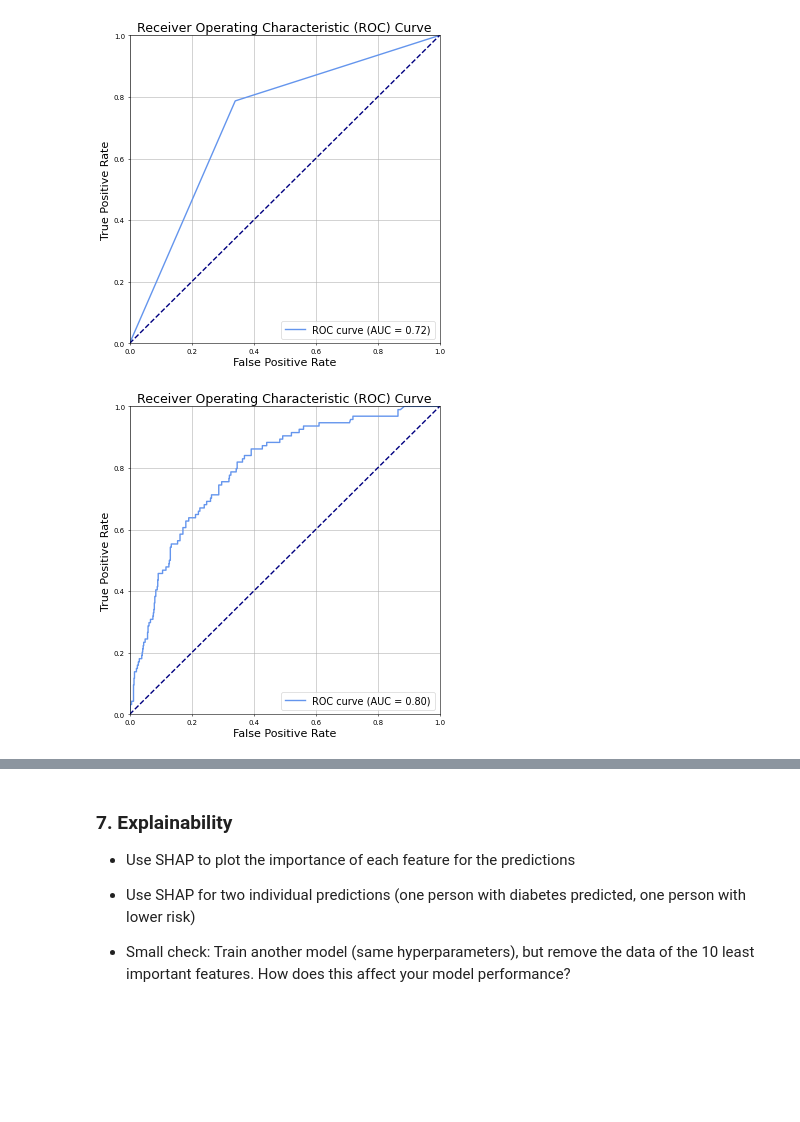
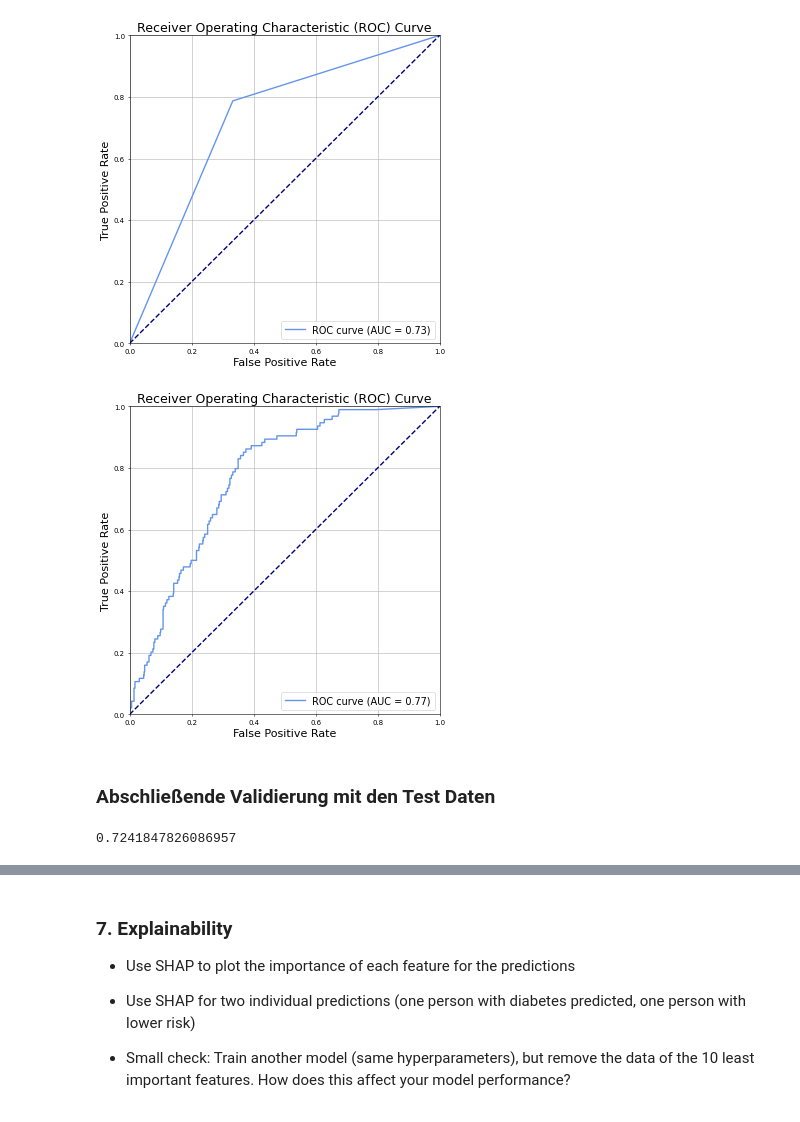
Before and after one commit to PhilippVogel92/ai_for_smart_health, a Jupyter notebook: ai_smart_health_portfolio_01_diabetes_prediction_template.ipynb, the cells around one changed output, grey strips where cells are left out. Cells and saved outputs as stored; diff of their text form; code cells hidden in the pictures; blank space fills up the shorter version.

```diff
--- a/ai_smart_health_portfolio_01_diabetes_prediction_template.ipynb
+++ b/ai_smart_health_portfolio_01_diabetes_prediction_template.ipynb
@@ -203,7 +209,7 @@ data.head()
 | 93707.0 | 0 | 13.0 | 0.0 | 0.0 | 45.4 | 158.4 | ... |
 5 rows × 28 columns
 # %%
-#data_cleaned = data.dropna(axis=0)
+data_cleaned = data.dropna(axis=0)
 data_cleaned.info()
 # %% [output]
 <class 'pandas.core.frame.DataFrame'>
@@ -324,9 +345,9 @@ X_train.shape, X_val.shape, X_test.shape, y_train.shape, y_val.shape, y_test.sha
 - How good is the model? What are the main problems?
 # %%
 from sklearn.model_selection import GridSearchCV
-parameters ={"max_depth":[3,5,6,7,8,9,15],
+parameters ={"max_depth":[3,6,7,9,15],
              "min_samples_leaf":[1,2,3,4,5,6],
-             "n_estimators":[10,15,20,25,30,35,40]
+             "n_estimators":[20,25,30,35,40]
              }
 forest = RandomForestClassifier()
 grid_search = GridSearchCV(forest,parameters,verbose=2)
@@ -492,8 +562,8 @@ random_search.best_params_
 # %%
-class_weights = {False:1, True:70}
+class_weights = {False:1, True:100}
 
-forest_weighted = RandomForestClassifier(n_estimators=15,
-                                max_depth=12,
+forest_weighted = RandomForestClassifier(n_estimators=19,
+                                max_depth=15,
                                 min_samples_leaf=6,
                                 random_state=10,
                                 class_weight=class_weights)
@@ -533,7 +623,9 @@ plot_roc_curve(y_val,y_predictions)
 # %% [output]
 [figure]
 # %%
-y_predictions_proba = random_search.best_estimator_.predict_proba(X_val)[:,1]
+y_predictions_proba = forest_weighted.predict_proba(X_val)[:,1]
 plot_roc_curve(y_val,y_predictions_proba)
 # %% [output]
-[figure, old version]
+[figure, new version]
+# %% [markdown]
+### Abschließende Validierung mit den Test Daten
@@ -539,0 +634,5 @@ plot_roc_curve(y_val,y_predictions_proba)
+# %%
+accuracy = metrics.accuracy_score(y_test,y_predictions)
+accuracy
+# %% [output]
+0.7241847826086957
```
Also changed, not shown: parts of 83 cells of this notebook.
